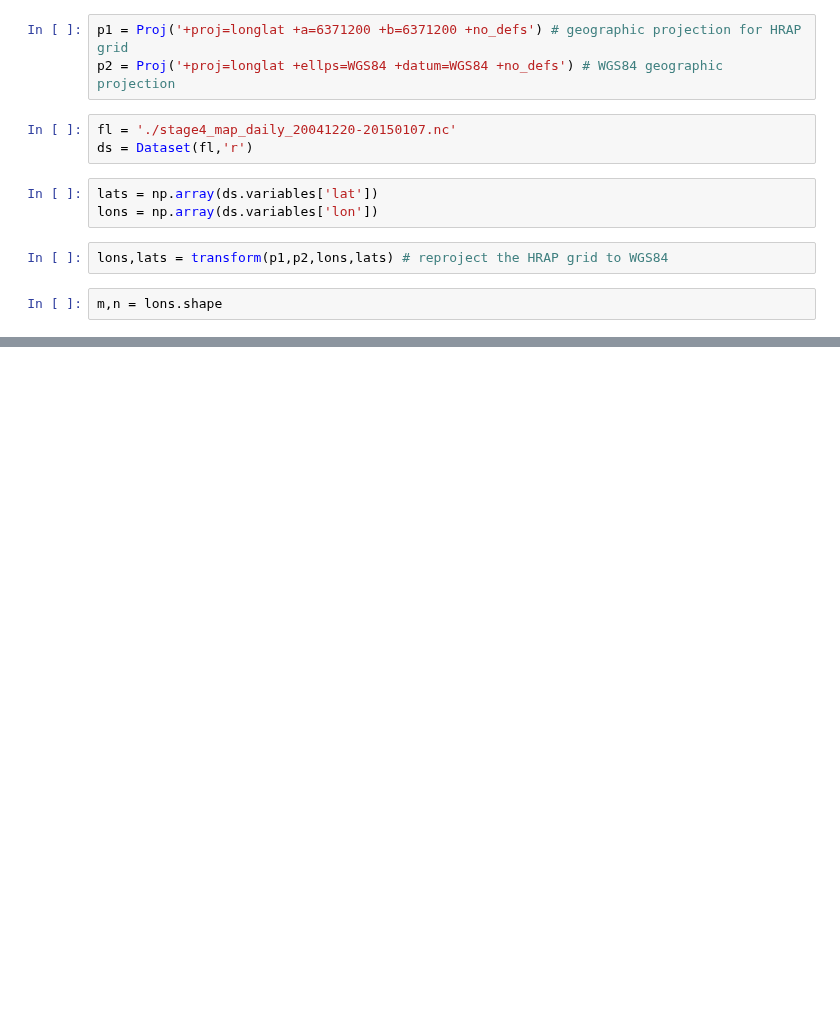
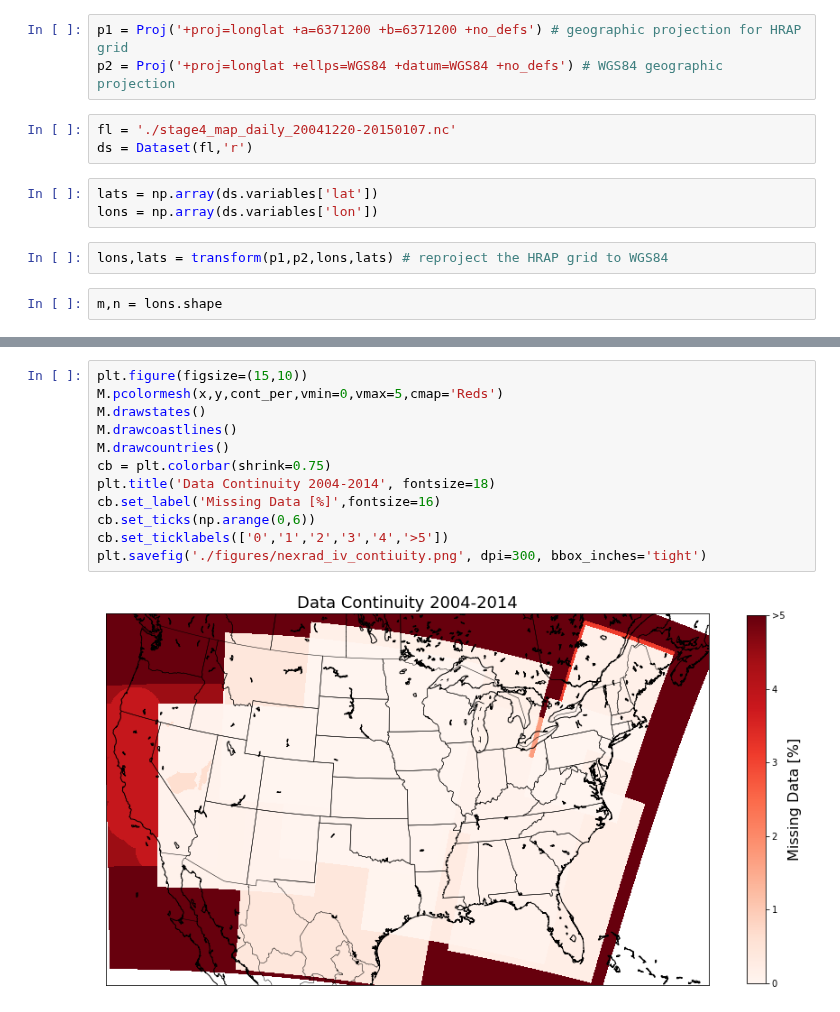
Before and after one commit to theobarnhart-USGS/NHM_precip, a Jupyter notebook: NEXRAD_IV_climatology.ipynb, the cells around one changed output, grey strips where cells are left out. Drawn from its saved outputs; the diff is of its cells as text; blank space fills up the shorter version.

```diff
--- a/NEXRAD_IV_climatology.ipynb
+++ b/NEXRAD_IV_climatology.ipynb
@@ -137,0 +145,14 @@ offset[-18:]
+# %%
+plt.figure(figsize=(15,10))
+M.pcolormesh(x,y,cont_per,vmin=0,vmax=5,cmap='Reds')
+M.drawstates()
+M.drawcoastlines()
+M.drawcountries()
+cb = plt.colorbar(shrink=0.75)
+plt.title('Data Continuity 2004-2014', fontsize=18)
+cb.set_label('Missing Data [%]',fontsize=16)
+cb.set_ticks(np.arange(0,6))
+cb.set_ticklabels(['0','1','2','3','4','>5'])
+plt.savefig('./figures/nexrad_iv_contiuity.png', dpi=300, bbox_inches='tight')
+# %% [output]
+[figure, added]
```
Also changed, not shown: parts of 28 cells of this notebook.
